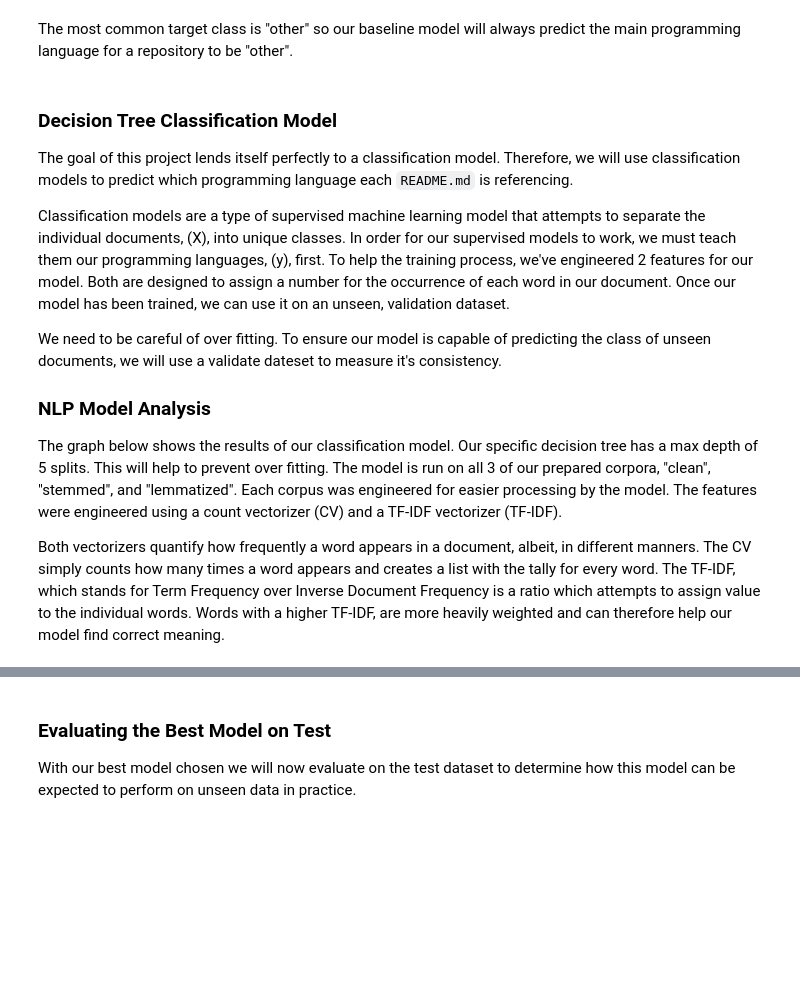
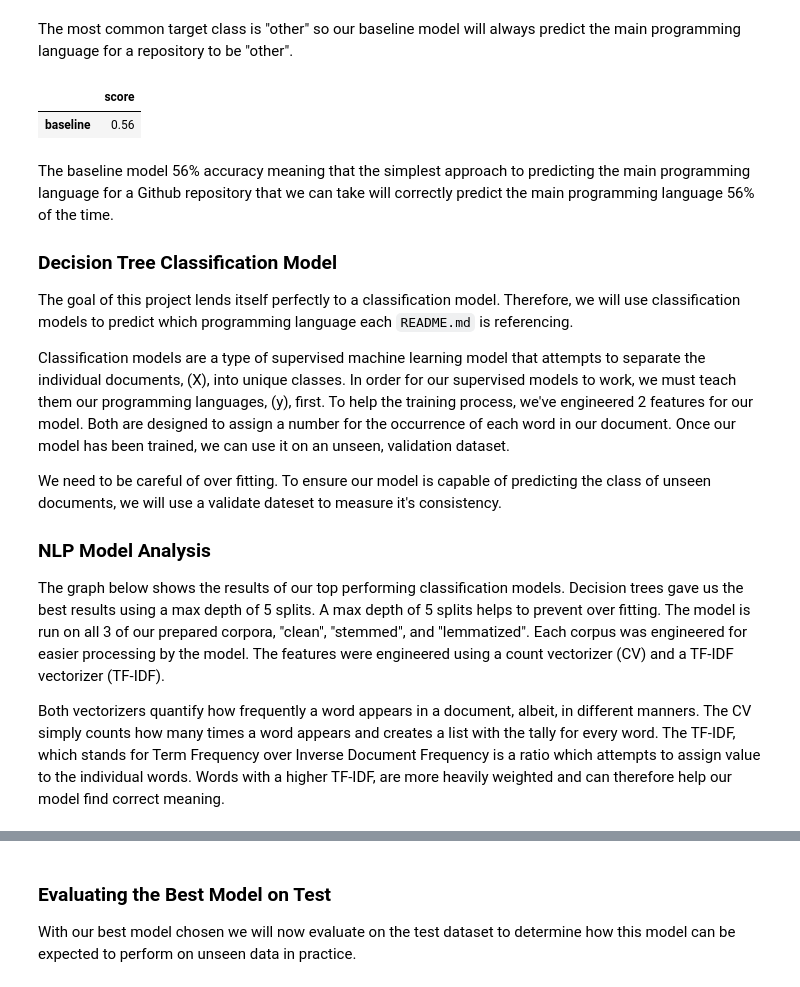
Before and after one commit to Garcia-Hensley-Nichols-NLP-project/GHN-NLP-project, a Jupyter notebook: final_report.ipynb, the cells around one changed output, grey strips where cells are left out. Saved outputs shown, nothing was run; the diff lists cells and outputs as text; code cells hidden in the pictures; blank space fills up the shorter version.

```diff
--- a/final_report.ipynb
+++ b/final_report.ipynb
@@ -279,7 +274,15 @@ other    280
 dtype: int64
 # %% [markdown]
 The most common target class is "other" so our baseline model will always predict the main programming language for a repository to be "other".
+# %%
+eval_df = append_results('baseline', {'score' : round(accuracy_score(y_train, baseline), 2)})
+eval_df
+# %% [output]
+|  | score |
+| baseline | 0.56 |
 # %% [markdown]
+The baseline model 56% accuracy meaning that the simplest approach to predicting the main programming language for a Github repository that we can take will correctly predict the main programming language 56% of the time.
+
 ### Decision Tree Classification Model
 
 The goal of this project lends itself perfectly to a classification model. Therefore, we will use classification models to predict which programming language each `README.md` is referencing.
@@ -290,7 +293,7 @@ We need to be careful of over fitting. To ensure our model is capable of predict
 
 ### NLP Model Analysis
 
-The graph below shows the results of our classification model. Our specific decision tree has a max depth of 5 splits. This will help to prevent over fitting. The model is run on all 3 of our prepared corpora, "clean", "stemmed", and "lemmatized". Each corpus was engineered for easier processing by the model. The features were engineered using a count vectorizer (CV) and a TF-IDF vectorizer (TF-IDF).
+The graph below shows the results of our top performing classification models. Decision trees gave us the best results using a max depth of 5 splits. A max depth of 5 splits helps to prevent over fitting. The model is run on all 3 of our prepared corpora, "clean", "stemmed", and "lemmatized". Each corpus was engineered for easier processing by the model. The features were engineered using a count vectorizer (CV) and a TF-IDF vectorizer (TF-IDF).
 
 Both vectorizers quantify how frequently a word appears in a document, albeit, in different manners. The CV simply counts how many times a word appears and creates a list with the tally for every word. The TF-IDF, which stands for Term Frequency over Inverse Document Frequency is a ratio which attempts to assign value to the individual words. Words with a higher TF-IDF, are more heavily weighted and can therefore help our model find correct meaning.
 # %%
```
Also changed, not shown: parts of 13 cells of this notebook.
